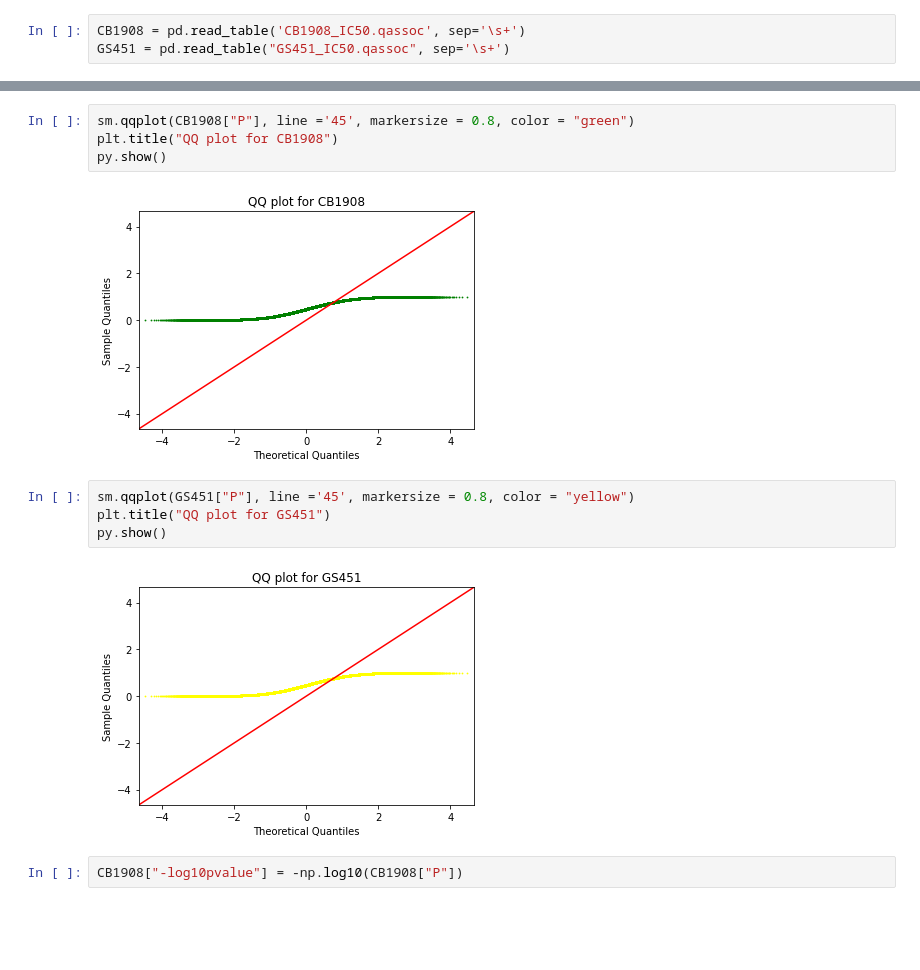
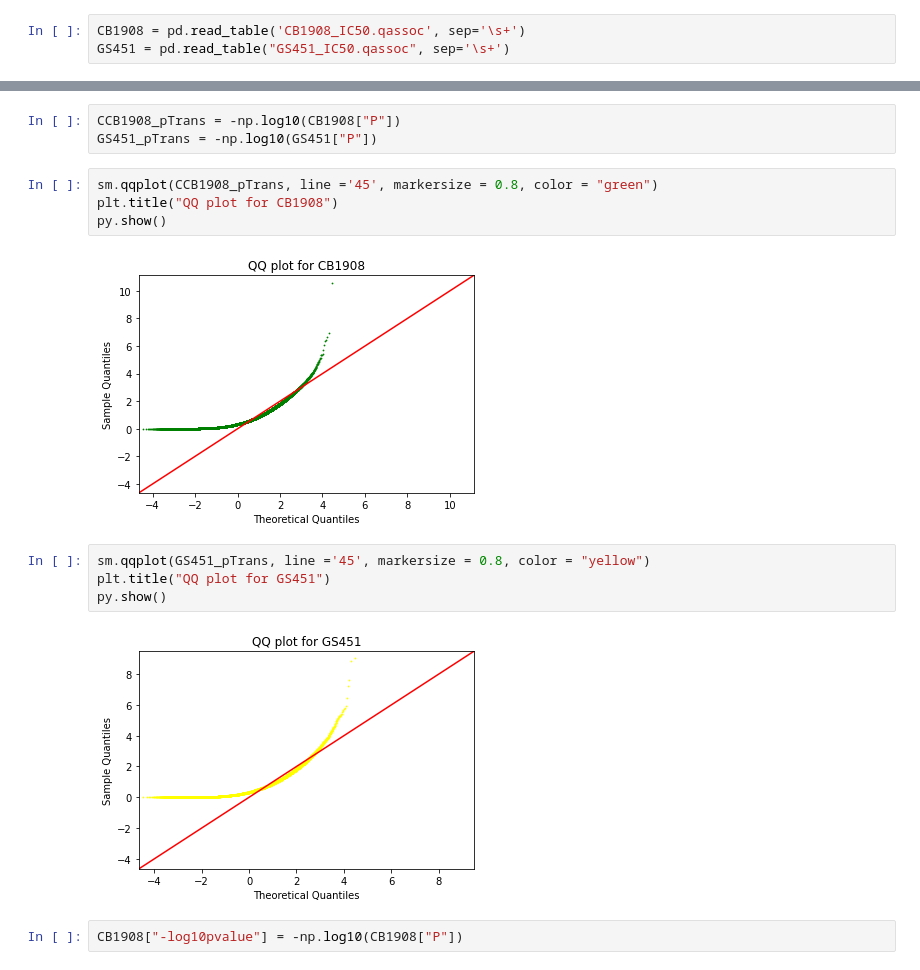
Before and after one commit to Andymao1998/qbb2021-answers, a Jupyter notebook: week3_hw/Week3_hw.ipynb, the cells around one changed output, grey strips where cells are left out. Cells and saved outputs as stored; diff of their text form; blank space fills up the shorter version.

```diff
--- a/week3_hw/Week3_hw.ipynb
+++ b/week3_hw/Week3_hw.ipynb
@@ -236,15 +184,18 @@ Name: P, Length: 256896, dtype: float64
+# %%
+CCB1908_pTrans = -np.log10(CB1908["P"])
+GS451_pTrans = -np.log10(GS451["P"])
 # %%
-sm.qqplot(CB1908["P"], line ='45', markersize = 0.8, color = "green")
+sm.qqplot(CCB1908_pTrans, line ='45', markersize = 0.8, color = "green")
 plt.title("QQ plot for CB1908")
 py.show()
 # %% [output]
-[figure, old version]
+[figure, new version]
 # %%
-sm.qqplot(GS451["P"], line ='45', markersize = 0.8, color = "yellow")
+sm.qqplot(GS451_pTrans, line ='45', markersize = 0.8, color = "yellow")
 plt.title("QQ plot for GS451")
 py.show()
 # %% [output]
-[figure, old version]
+[figure, new version]
 # %%
 CB1908["-log10pvalue"] = -np.log10(CB1908["P"])
 # %%
```
Also changed, not shown: parts of 18 cells of this notebook.
